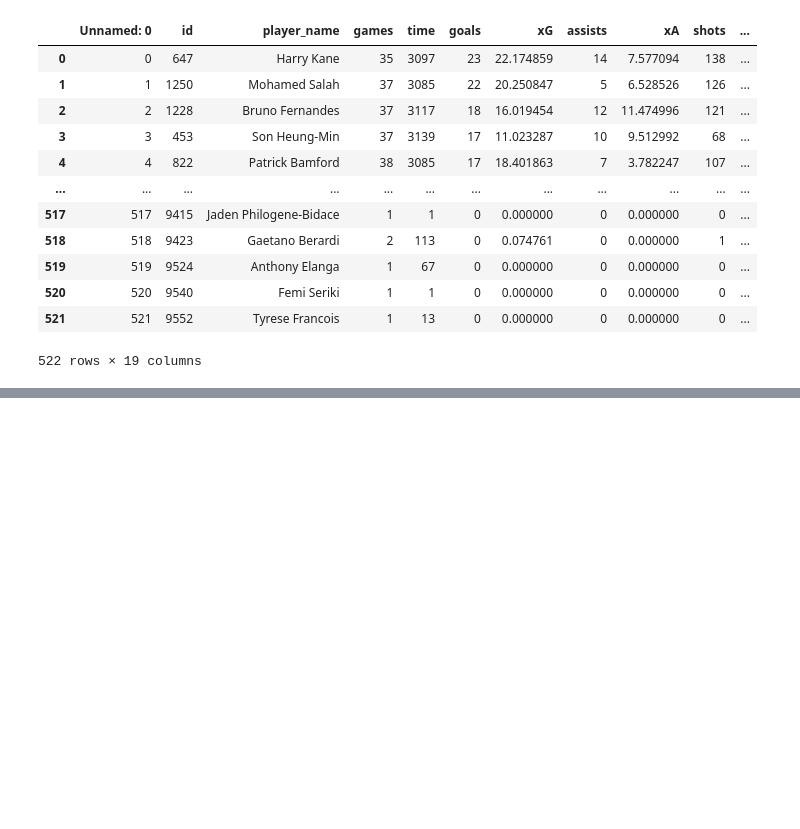
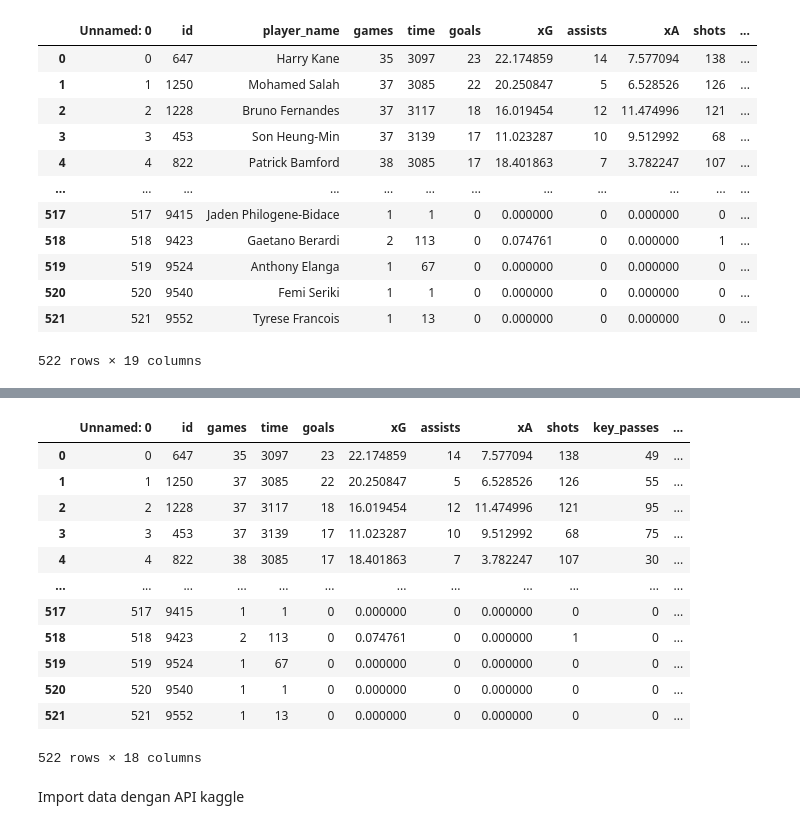
Before and after one commit to AlifGolo/PembelajaranMesinB, a Jupyter notebook: Pertemuan2PembMesin.ipynb, the cells around one changed output, grey strips where cells are left out. Cells and saved outputs as stored; diff of their text form; code cells hidden in the pictures; blank space fills up the shorter version.

```diff
--- a/Pertemuan2PembMesin.ipynb
+++ b/Pertemuan2PembMesin.ipynb
@@ -61,0 +94,20 @@ dataepl
+# %%
+datanoplayer = dataepl.drop(dataepl.columns[2],axis=1)
+# %%
+datanoplayer
+# %% [output]
+|  | Unnamed: 0 | id | games | time | goals | xG | assists | xA | shots | key_passes | ... |
+| 0 | 0 | 647 | 35 | 3097 | 23 | 22.174859 | 14 | 7.577094 | 138 | 49 | ... |
+| 1 | 1 | 1250 | 37 | 3085 | 22 | 20.250847 | 5 | 6.528526 | 126 | 55 | ... |
+| 2 | 2 | 1228 | 37 | 3117 | 18 | 16.019454 | 12 | 11.474996 | 121 | 95 | ... |
+| 3 | 3 | 453 | 37 | 3139 | 17 | 11.023287 | 10 | 9.512992 | 68 | 75 | ... |
+| 4 | 4 | 822 | 38 | 3085 | 17 | 18.401863 | 7 | 3.782247 | 107 | 30 | ... |
+| ... | ... | ... | ... | ... | ... | ... | ... | ... | ... | ... | ... |
+| 517 | 517 | 9415 | 1 | 1 | 0 | 0.000000 | 0 | 0.000000 | 0 | 0 | ... |
+| 518 | 518 | 9423 | 2 | 113 | 0 | 0.074761 | 0 | 0.000000 | 1 | 0 | ... |
+| 519 | 519 | 9524 | 1 | 67 | 0 | 0.000000 | 0 | 0.000000 | 0 | 0 | ... |
+| 520 | 520 | 9540 | 1 | 1 | 0 | 0.000000 | 0 | 0.000000 | 0 | 0 | ... |
+| 521 | 521 | 9552 | 1 | 13 | 0 | 0.000000 | 0 | 0.000000 | 0 | 0 | ... |
+522 rows × 18 columns
+# %% [markdown]
+Import data dengan API kaggle
```
Also changed, not shown: parts of 5 cells of this notebook.
